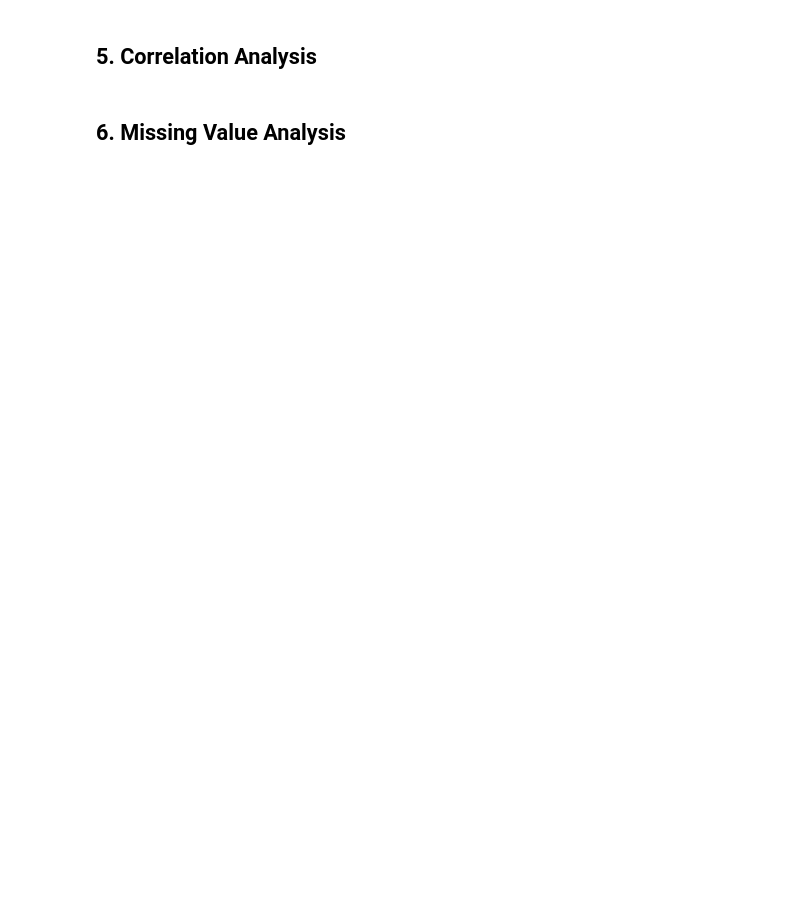
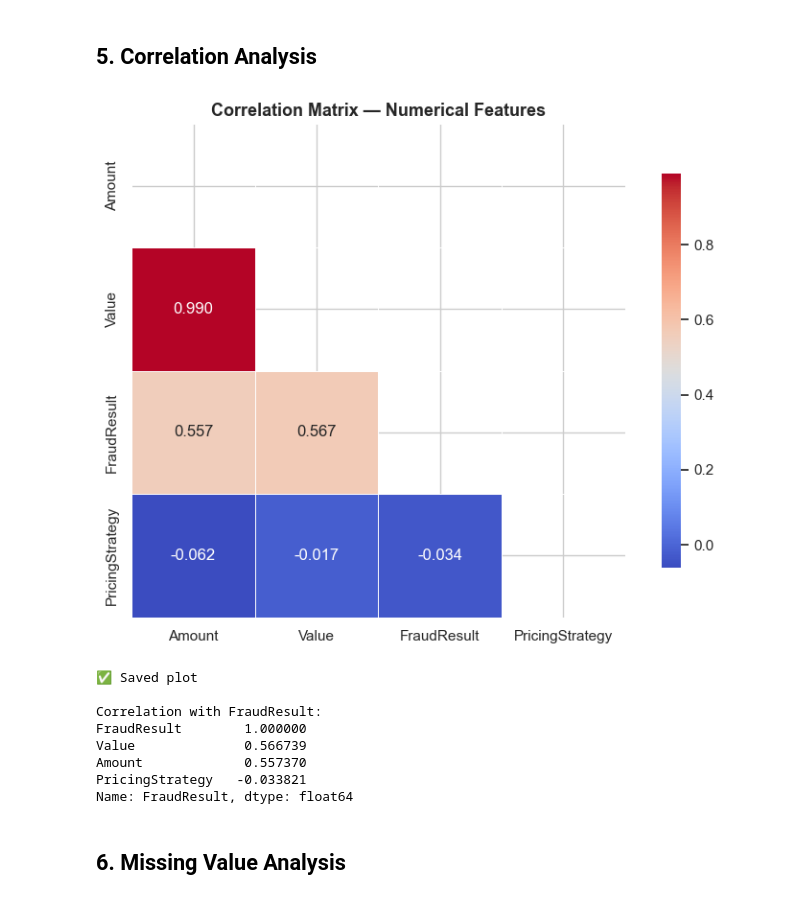
Before and after one commit to kenenit/credit-risk-model, a Jupyter notebook: credit-risk-model/notebooks/eda.ipynb, the cells around one changed output. Cells and saved outputs as stored; diff of their text form; code cells hidden in the pictures; blank space fills up the shorter version.

```diff
--- a/credit-risk-model/notebooks/eda.ipynb
+++ b/credit-risk-model/notebooks/eda.ipynb
@@ -66,3 +164,28 @@ plt.show()
+# %%
+num_df = df[['Amount', 'Value', 'FraudResult', 'PricingStrategy']].copy()
+
+plt.figure(figsize=(8, 6))
+corr = num_df.corr()
+mask = np.triu(np.ones_like(corr, dtype=bool))
+sns.heatmap(corr, annot=True, fmt='.3f', cmap='coolwarm', mask=mask,
+            square=True, linewidths=0.5, cbar_kws={'shrink': 0.8})
+plt.title('Correlation Matrix — Numerical Features', fontsize=13, fontweight='bold')
+plt.tight_layout()
+plt.savefig('../data/processed/eda_correlation.png', dpi=150, bbox_inches='tight')
+plt.show()
+print('✅ Saved plot')
+print('\nCorrelation with FraudResult:')
+print(corr['FraudResult'].sort_values(ascending=False))
+# %% [output]
+[figure, added]
+✅ Saved plot
+
+Correlation with FraudResult:
+FraudResult        1.000000
+Value              0.566739
+Amount             0.557370
+PricingStrategy   -0.033821
+Name: FraudResult, dtype: float64
 # %% [markdown]
 ## 6. Missing Value Analysis
 # %%
```
Also changed, not shown: parts of 25 cells of this notebook.
